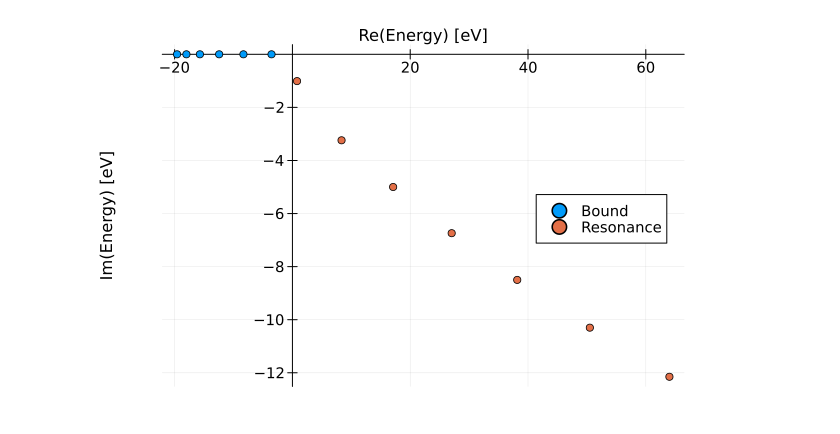
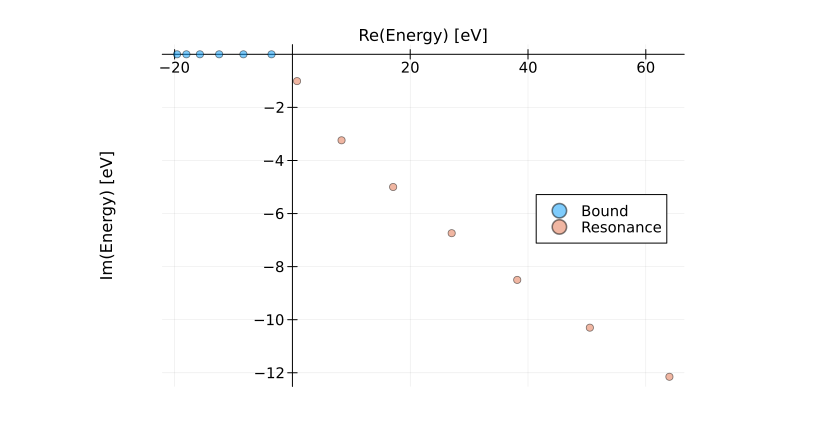
Before and after one commit to zejianzhuang/numerical_solution_to_1D_LSE, a Jupyter notebook: pole structure.ipynb, the cells around one changed output. Saved outputs shown, nothing was run; the diff lists cells and outputs as text; code cells hidden in the pictures.

```diff
--- a/pole structure.ipynb
+++ b/pole structure.ipynb
@@ -4,13 +4,13 @@ using LaTeXStrings
 # %%
 gs = [-3.55, -8.32, -12.44, -15.71, -18.0, -19.59]
 reson = [64.01-12.15im, 50.5-10.3im, 38.17-8.5im, 27.04-6.74im, 17.1-5.0im, 8.34-3.24im, 0.78-1.01im]
 
 default(framestyle=:origin, tickfontsize=10, legendfontsize=10, guide_position=:top, legend = :right)
-s = scatter(real(gs), imag(gs), label="Bound")
-scatter!(real(reson), imag(reson), label="Resonance")
+s = scatter(real(gs), imag(gs), label="Bound", ma=0.5)
+scatter!(real(reson), imag(reson), label="Resonance", ma=0.5)
 xlabel!("Re(Energy) [eV]")
 ylabel!("Im(Energy) [eV]")
 savefig("./figs/pole_structure.png")
 s
 # %% [output]
-[figure, old version]
+[figure, new version]
```
Also changed, not shown: 2 other files.
